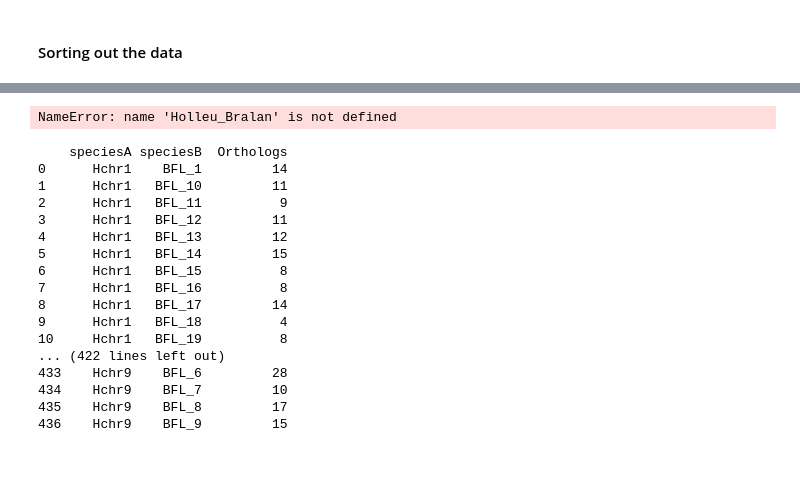
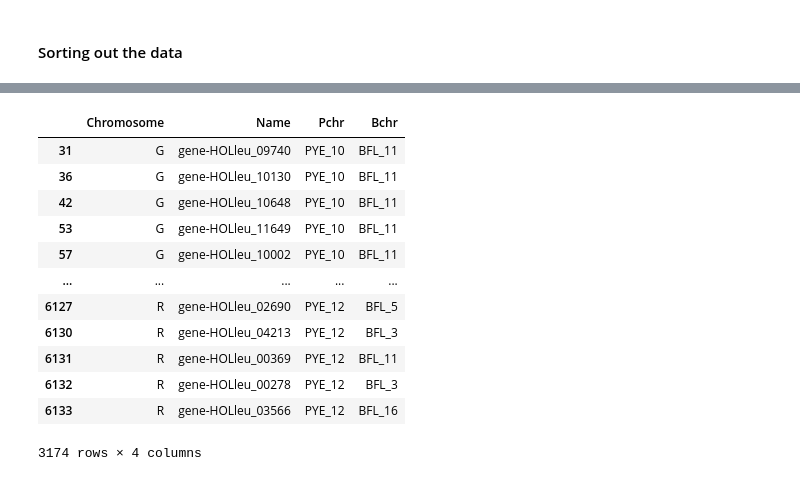
Before and after one commit to rajavat/orthology, a Jupyter notebook: Orthology.ipynb, the cells around one changed output, grey strips where cells are left out. Saved outputs shown, nothing was run; the diff lists cells and outputs as text; code cells hidden in the pictures.

```diff
--- a/Orthology.ipynb
+++ b/Orthology.ipynb
@@ -42,7 +42,7 @@ Ancestor = Holleu
 # Import orthologs
 Astrub_Holleu = np.loadtxt("Data/Orthologs/Asterias.rubens+Holothuria.leucospilota.txt", dtype = "str")
 
-Astrub_Parliv = np.loadtxt("Data/Orthologs/Asterias.rubens+Parliv.lividus.txt", dtype = "str")
+Astrub_Parliv = np.loadtxt("Data/Orthologs/Asterias.rubens+Paracentrotus.lividus.txt", dtype = "str")
 
 Holleu_Parliv = np.loadtxt("Data/Orthologs/Holothuria.leucospilota+Paracentrotus.lividus.txt", dtype = "str")
 
@@ -63,3 +63,7 @@ Pecmax_Holleu = np.loadtxt("orthology_pipeline/orthologs/Pecmax+Holleu_sensitive
 Holleu_Bralan = np.loadtxt("orthology_pipeline/orthologs/Holleu+Bralan_sensitive.txt", dtype = "str")
 
 Pecmax_Bralan = np.loadtxt("orthology_pipeline/orthologs/Pecmax+Bralan_sensitive.txt", dtype = "str")
+
+Pecmax_Braflo = np.loadtxt("orthology_pipeline/orthologs/Pecmax+Braflo_sensitive.txt", dtype = "str")
+
+Holleu_Braflo = np.loadtxt("orthology_pipeline/orthologs/Holleu+Braflo_sensitive.txt", dtype = "str")
@@ -70,9 +72,7 @@ FileNotFoundError: Data/Orthologs/Asterias.rubens+Parliv.lividus.txt not found.
 # %%
 # Asterias data: removing non-chromosomal values
 Astrub = Astrub.loc[Astrub['Chromosome'].str.contains('chr')]
-# Branchiostoma floridae
-Braflo = np.loadtxt("Braflo_info_ra.txt", dtype = "str")
-Braflo = pd.DataFrame(Braflo, columns = ['Name', 'Chromosome', 'Start', 'End', 'Dot'])
+
 # Paracentrotus data: select chromosomal scaffolds
 Parliv_ortho = Parliv.groupby('Chromosome').size()
 Parliv_ortho = Parliv_ortho.reset_index()
@@ -83,18 +83,40 @@ Parliv_ortho = Parliv_ortho.loc[Parliv_ortho['Count'] >= 100]
 scaffolds = Parliv_ortho.Chromosome.tolist() # Remove all values from non-chromosome scaffolds
 Parliv = Parliv.loc[Parliv['Chromosome'].isin(scaffolds)]
 
-# Branchiostoma data: remove suffix
+# Branchiostoma data: removing non-chromosomal values
 Bralan = Bralan.loc[Bralan['Chromosome'].str.contains('BFL_')]
+Braflo = Braflo.loc[Braflo['Chromosome'].str.contains('BFL_')]
 
 # Pecten data: Calculate number of genes on each scaffold
 Pecmax_ortho = Pecmax.groupby('Chromosome').size()
 Pecmax_ortho = Pecmax_ortho.reset_index()
 
 Pecmax_ortho.columns = ['Chromosome', 'Count']
-Pecmax_ortho = Pecmax_ortho.loc[Pecmax_ortho['Count'] >= 100]
+Pecmax_ortho = Pecmax_ortho.loc[Pecmax_ortho['Count'] >= 300]
 
 scaffolds = Pecmax_ortho.Chromosome.tolist() # Remove all values from non-chromosome scaffolds
 Pecmax = Pecmax.loc[Pecmax['Chromosome'].isin(scaffolds)]
+
+# Replace scaffold names with chromosome names
+Pecmax = Pecmax.replace('HiC_scaffold_2', 'PYE_1')
+Pecmax = Pecmax.replace('HiC_scaffold_18', 'PYE_2')
+Pecmax = Pecmax.replace('HiC_scaffold_19', 'PYE_3')
+Pecmax = Pecmax.replace('HiC_scaffold_16', 'PYE_4')
+Pecmax = Pecmax.replace('HiC_scaffold_4', 'PYE_5')
+Pecmax = Pecmax.replace('HiC_scaffold_7', 'PYE_6')
+Pecmax = Pecmax.replace('HiC_scaffold_11', 'PYE_7')
+Pecmax = Pecmax.replace('HiC_scaffold_15', 'PYE_8')
+Pecmax = Pecmax.replace('HiC_scaffold_17', 'PYE_9')
+Pecmax = Pecmax.replace('HiC_scaffold_10', 'PYE_10')
+Pecmax = Pecmax.replace('HiC_scaffold_1', 'PYE_11')
+Pecmax = Pecmax.replace('HiC_scaffold_3', 'PYE_12')
+Pecmax = Pecmax.replace('HiC_scaffold_12', 'PYE_13')
+Pecmax = Pecmax.replace('HiC_scaffold_5', 'PYE_14')
+Pecmax = Pecmax.replace('HiC_scaffold_9', 'PYE_15')
+Pecmax = Pecmax.replace('HiC_scaffold_14', 'PYE_16')
+Pecmax = Pecmax.replace('HiC_scaffold_13', 'PYE_17')
+Pecmax = Pecmax.replace('HiC_scaffold_8', 'PYE_18')
+Pecmax = Pecmax.replace('HiC_scaffold_6', 'PYE_19')
 
 # MB orthologies: remove prefixes on gene names
 Margla_Bralan = pd.DataFrame(Margla_Bralan, columns = ['Code', 'A', 'P'])
@@ -159,25 +145,0 @@ Fissions: 6
-# %%
-AncBra_data = Orthoscripts.orthofy(Ancestor, Bralan, Holleu_Bralan)
-# %% [output]
-NameError: name 'Holleu_Bralan' is not defined
-# %%
-with pd.option_context('display.max_rows', None, 'display.max_columns', None):
-    print(AncBra_data)
-# %% [output]
-    speciesA speciesB  Orthologs
-0      Hchr1    BFL_1         14
-1      Hchr1   BFL_10         11
-2      Hchr1   BFL_11          9
-3      Hchr1   BFL_12         11
-4      Hchr1   BFL_13         12
-5      Hchr1   BFL_14         15
-6      Hchr1   BFL_15          8
-7      Hchr1   BFL_16          8
-8      Hchr1   BFL_17         14
-9      Hchr1   BFL_18          4
-10     Hchr1   BFL_19          8
-... (422 lines left out)
-433    Hchr9    BFL_6         28
-434    Hchr9    BFL_7         10
-435    Hchr9    BFL_8         17
-436    Hchr9    BFL_9         15
@@ -183,0 +235,16 @@ with pd.option_context('display.max_rows', None, 'display.max_columns', None):
+# %%
+Ancestor
+# %% [output]
+|  | Chromosome | Name | Pchr | Bchr |
+| 31 | G | gene-HOLleu_09740 | PYE_10 | BFL_11 |
+| 36 | G | gene-HOLleu_10130 | PYE_10 | BFL_11 |
+| 42 | G | gene-HOLleu_10648 | PYE_10 | BFL_11 |
+| 53 | G | gene-HOLleu_11649 | PYE_10 | BFL_11 |
+| 57 | G | gene-HOLleu_10002 | PYE_10 | BFL_11 |
+| ... | ... | ... | ... | ... |
+| 6127 | R | gene-HOLleu_02690 | PYE_12 | BFL_5 |
+| 6130 | R | gene-HOLleu_04213 | PYE_12 | BFL_3 |
+| 6131 | R | gene-HOLleu_00369 | PYE_12 | BFL_11 |
+| 6132 | R | gene-HOLleu_00278 | PYE_12 | BFL_3 |
+| 6133 | R | gene-HOLleu_03566 | PYE_12 | BFL_16 |
+3174 rows × 4 columns
```
Also changed, not shown: parts of 12 cells of this notebook, 3 other files.
